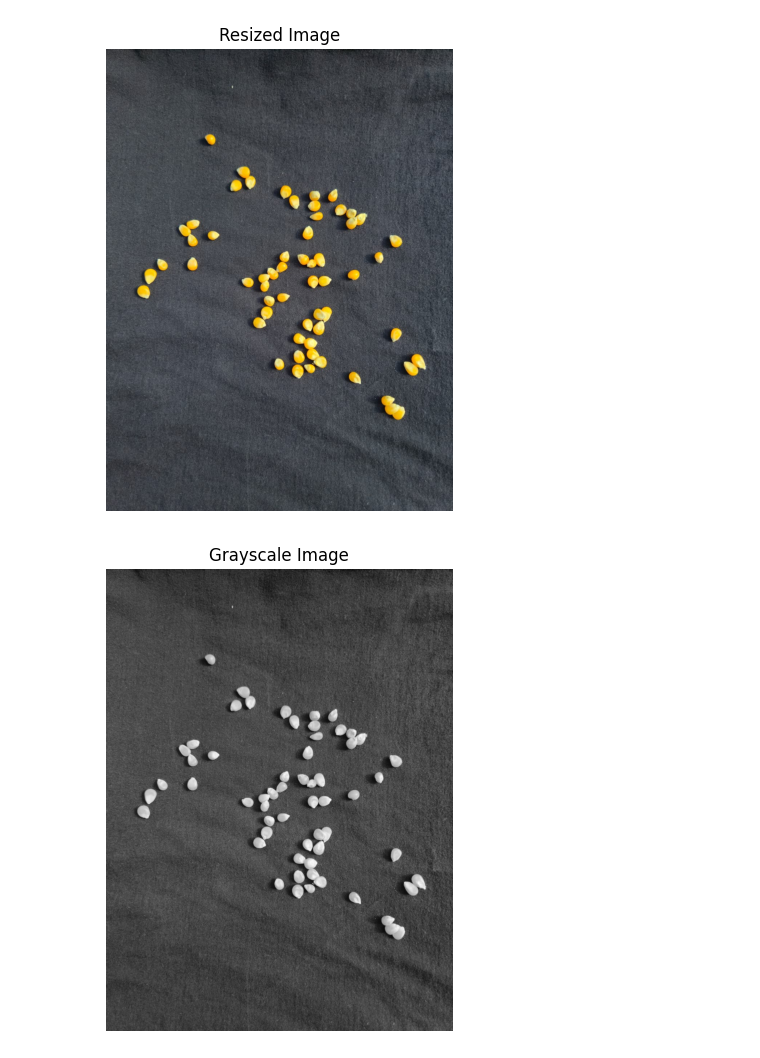
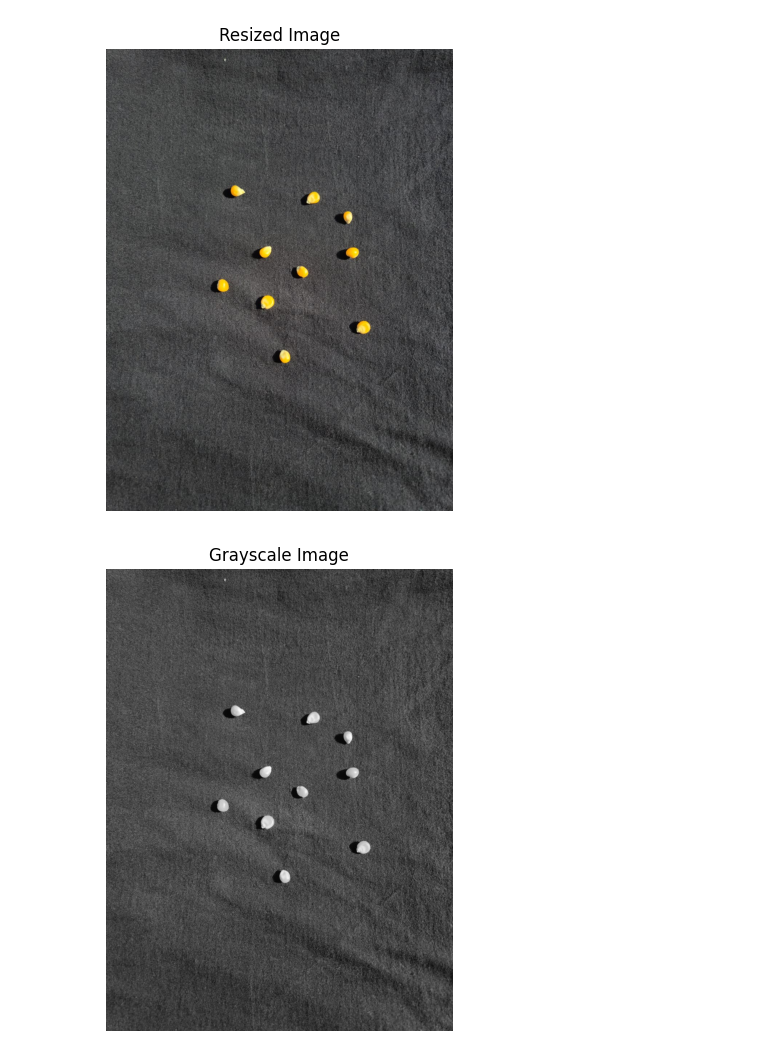
Before and after one commit to piedro404/agro-grain-analyzer, a Jupyter notebook: analyze_corn_ai.ipynb, the cells around one changed output. Saved outputs shown, nothing was run; the diff lists cells and outputs as text; code cells hidden in the pictures.

```diff
--- a/analyze_corn_ai.ipynb
+++ b/analyze_corn_ai.ipynb
@@ -27,17 +27,18 @@ def close_all_windows():
 MIN_AREA = 400
 MAX_AREA = 1200
 # %%
-img = cv2.imread('imagens/agrupado3.jpg')
+# img = cv2.imread('imagens/agrupado3.jpg')
+img = cv2.imread('imagens/separado2.jpg')
 craped_img = img.copy()
 # img = cv2.resize(img, (600, 800))
 show_image("Resized Image", img)
 # %% [output]
-[figure, old version]
+[figure, new version]
 # %%
 gray = cv2.cvtColor(img, cv2.COLOR_BGR2GRAY)
 show_image("Grayscale Image", gray)
 # %% [output]
-[figure, old version]
+[figure, new version]
 # %%
 blur = cv2.GaussianBlur(gray, (5, 5), 0)
 show_image("Blurred Image", blur)
```
Also changed, not shown: parts of 5 cells of this notebook.
